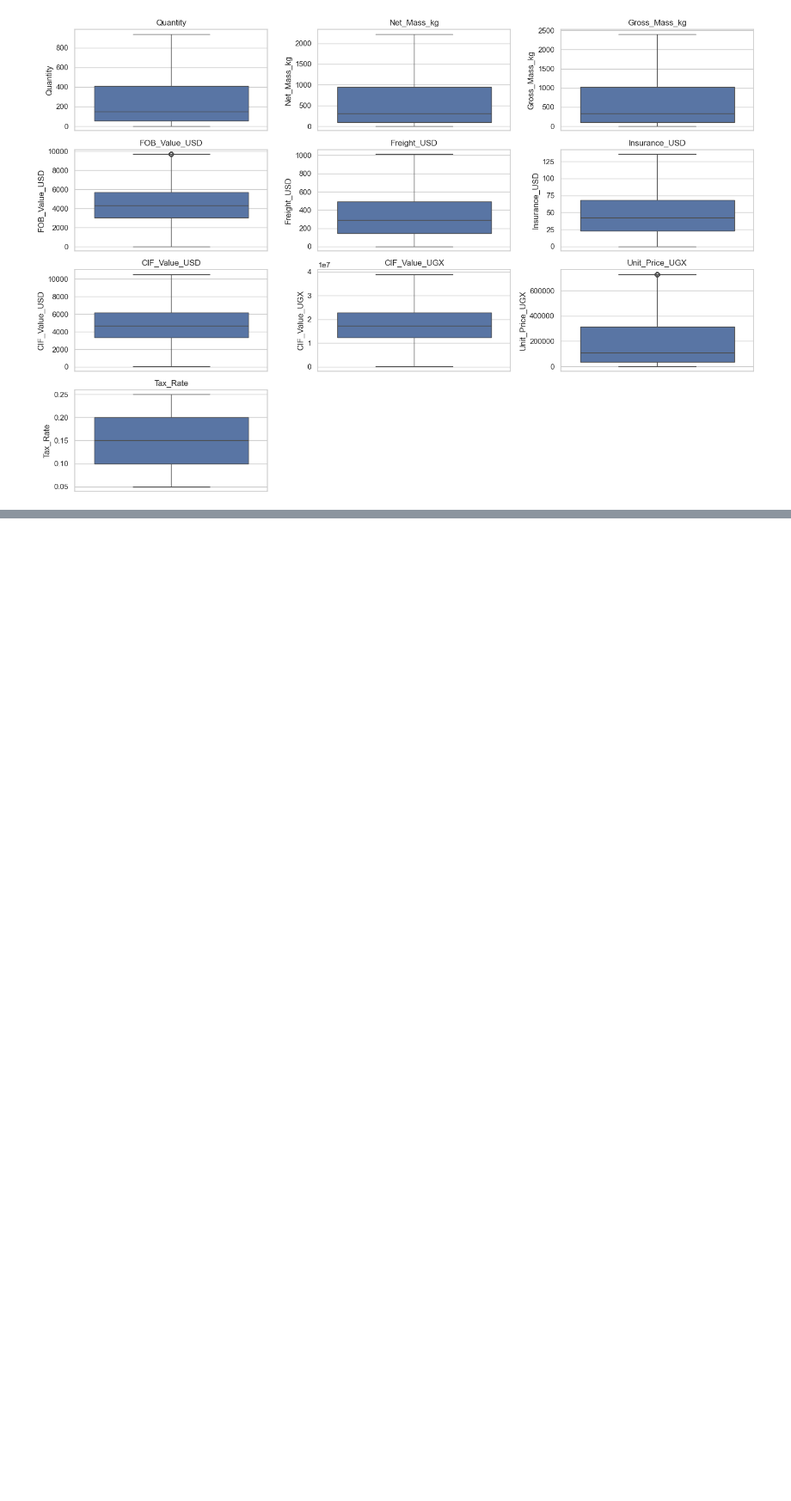
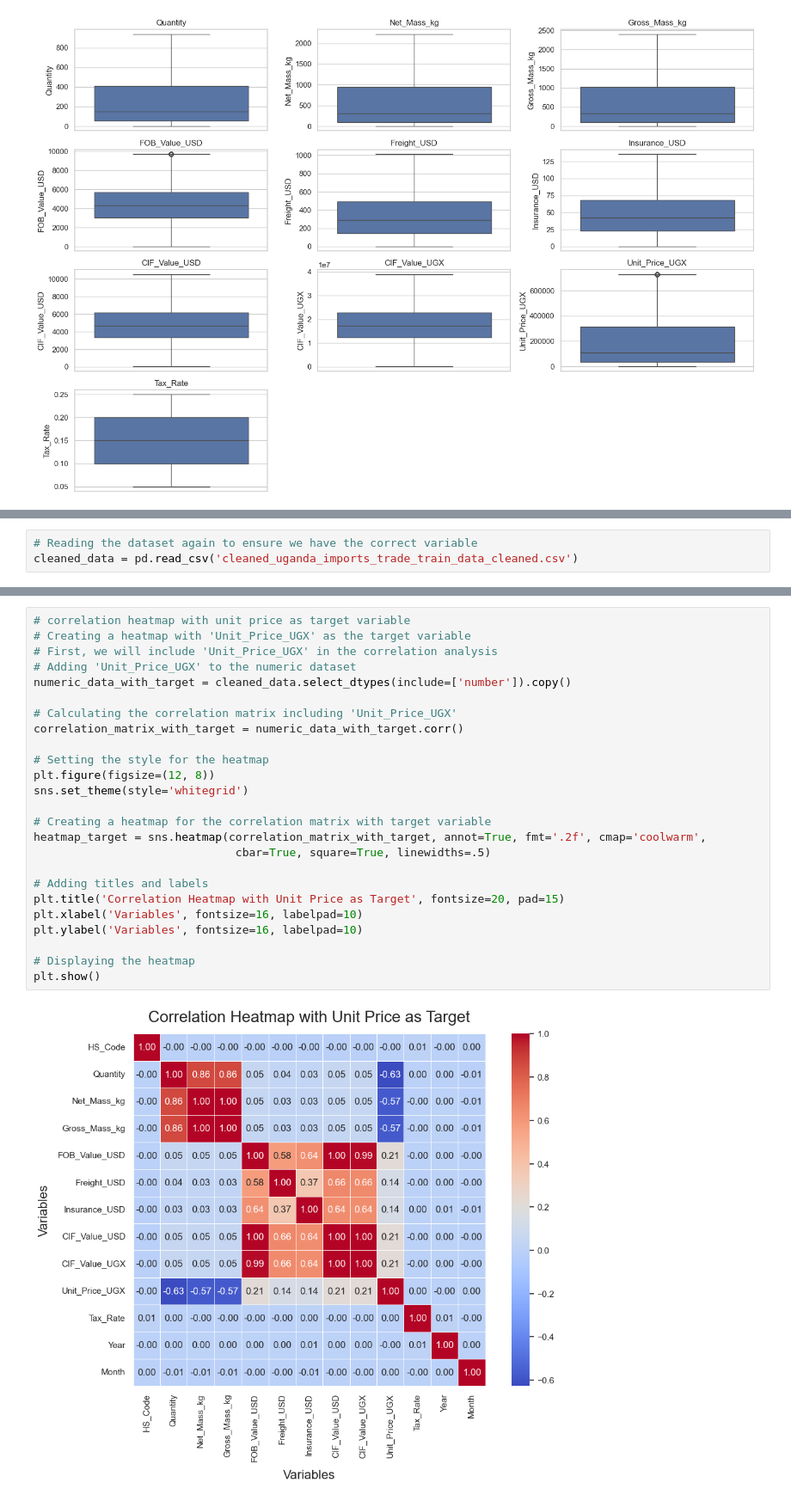
Before and after one commit to sentongo-web/MSDS, a Jupyter notebook: uganda_trade.ipynb, the cells around one changed output, grey strips where cells are left out. Shown: that part at 86% size. Drawn from its saved outputs; the diff is of its cells as text; blank space fills up the shorter version.

```diff
--- a/uganda_trade.ipynb
+++ b/uganda_trade.ipynb
@@ -424,0 +476,3 @@ plt.show()
+# %%
+# Reading the dataset again to ensure we have the correct variable
+cleaned_data = pd.read_csv('cleaned_uganda_imports_trade_train_data_cleaned.csv')
@@ -424,0 +533,27 @@ plt.show()
+# %%
+# correlation heatmap with unit price as target variable
+# Creating a heatmap with 'Unit_Price_UGX' as the target variable
+# First, we will include 'Unit_Price_UGX' in the correlation analysis
+# Adding 'Unit_Price_UGX' to the numeric dataset
+numeric_data_with_target = cleaned_data.select_dtypes(include=['number']).copy()
+
+# Calculating the correlation matrix including 'Unit_Price_UGX'
+correlation_matrix_with_target = numeric_data_with_target.corr()
+
+# Setting the style for the heatmap
+plt.figure(figsize=(12, 8))
+sns.set_theme(style='whitegrid')
+
+# Creating a heatmap for the correlation matrix with target variable
+heatmap_target = sns.heatmap(correlation_matrix_with_target, annot=True, fmt='.2f', cmap='coolwarm',
+                              cbar=True, square=True, linewidths=.5)
+
+# Adding titles and labels
+plt.title('Correlation Heatmap with Unit Price as Target', fontsize=20, pad=15)
+plt.xlabel('Variables', fontsize=16, labelpad=10)
+plt.ylabel('Variables', fontsize=16, labelpad=10)
+
+# Displaying the heatmap
+plt.show()
+# %% [output]
+[figure, added]
```
Also changed, not shown: parts of 7 cells of this notebook, 1 other file.
